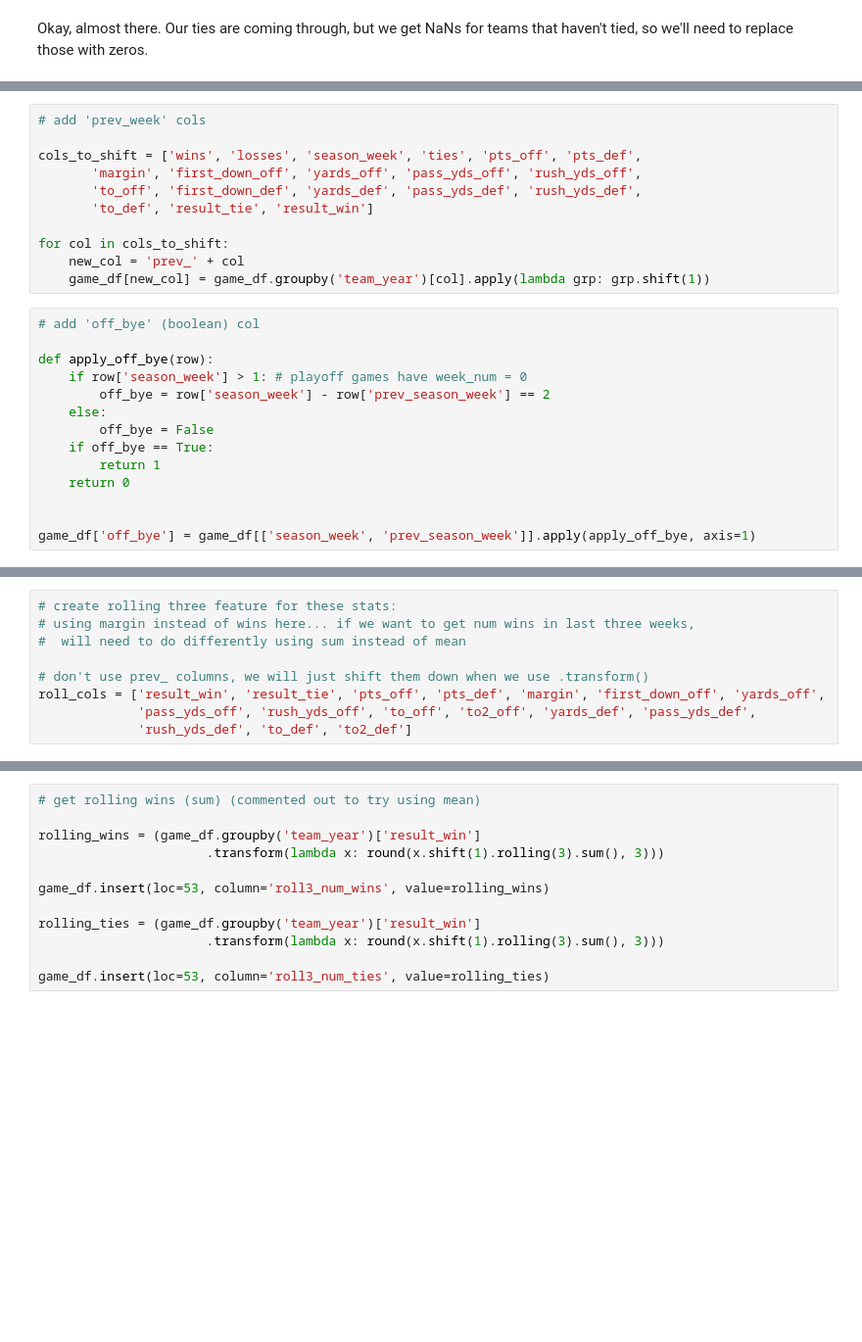
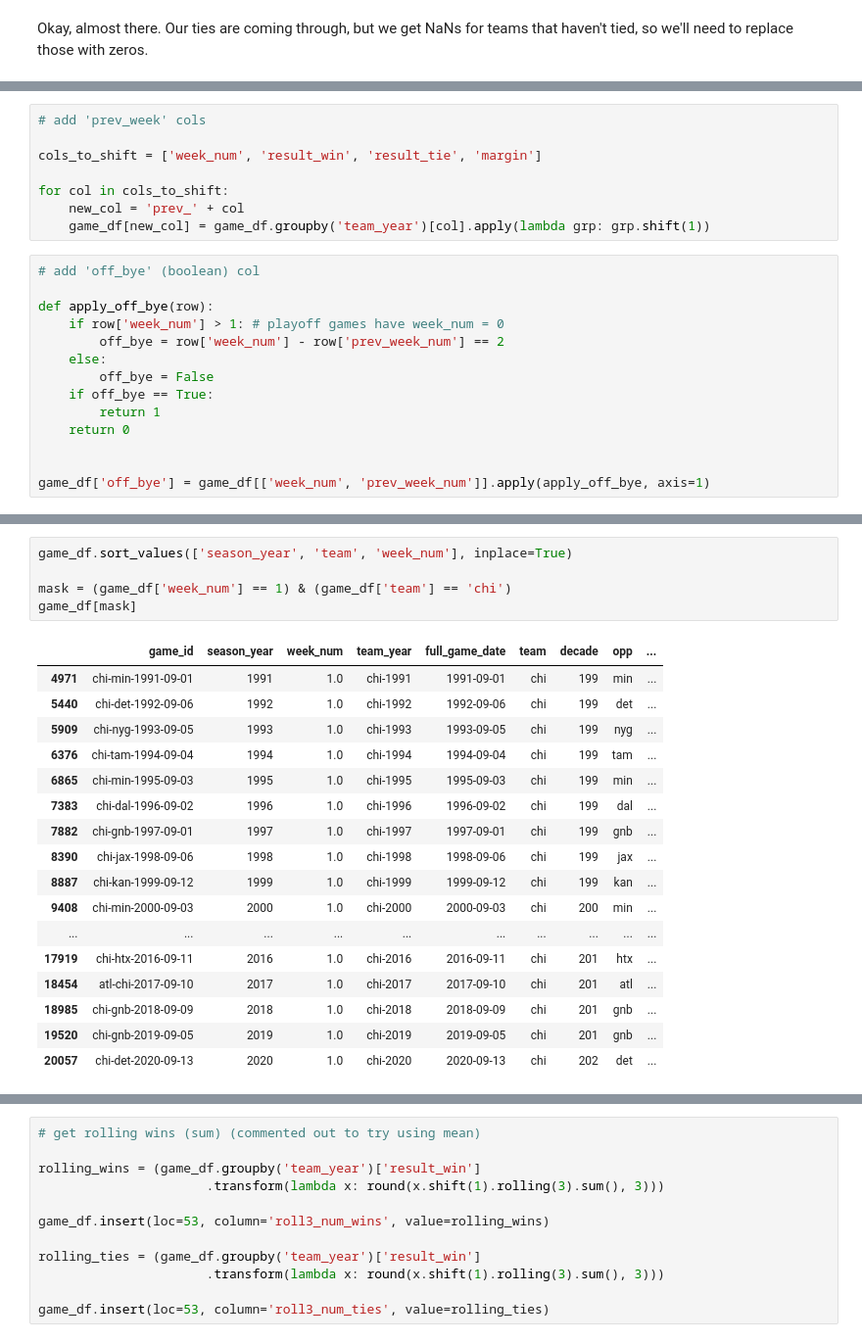
Before and after one commit to edubu2/metis-project2, a Jupyter notebook: code/clean_game_data.ipynb, the cells around one changed output, grey strips where cells are left out. Shown: that part at 98% size. Cells and saved outputs as stored; diff of their text form; blank space fills up the shorter version.

```diff
--- a/code/clean_game_data.ipynb
+++ b/code/clean_game_data.ipynb
@@ -201,10 +312,7 @@ game_df
 # %%
 # add 'prev_week' cols
 
-cols_to_shift = ['wins', 'losses', 'season_week', 'ties', 'pts_off', 'pts_def',
-       'margin', 'first_down_off', 'yards_off', 'pass_yds_off', 'rush_yds_off',
-       'to_off', 'first_down_def', 'yards_def', 'pass_yds_def', 'rush_yds_def',
-       'to_def', 'result_tie', 'result_win']
+cols_to_shift = ['week_num', 'result_win', 'result_tie', 'margin']
 
 for col in cols_to_shift:
     new_col = 'prev_' + col
@@ -213,8 +321,8 @@ for col in cols_to_shift:
 # add 'off_bye' (boolean) col
 
 def apply_off_bye(row):
-    if row['season_week'] > 1: # playoff games have week_num = 0
-        off_bye = row['season_week'] - row['prev_season_week'] == 2
+    if row['week_num'] > 1: # playoff games have week_num = 0
+        off_bye = row['week_num'] - row['prev_week_num'] == 2
     else:
         off_bye = False
     if off_bye == True:
@@ -222,7 +330,7 @@ def apply_off_bye(row):
     return 0
 
 
-game_df['off_bye'] = game_df[['season_week', 'prev_season_week']].apply(apply_off_bye, axis=1)
+game_df['off_bye'] = game_df[['week_num', 'prev_week_num']].apply(apply_off_bye, axis=1)
 # %%
 mask = game_df.team_year == 'chi-2019'
 game_df[mask]
@@ -231,9 +369,23 @@ game_df.columns
-# %%
-# create rolling three feature for these stats:
-# using margin instead of wins here... if we want to get num wins in last three weeks,
-#  will need to do differently using sum instead of mean
-
-# don't use prev_ columns, we will just shift them down when we use .transform()
-roll_cols = ['result_win', 'result_tie', 'pts_off', 'pts_def', 'margin', 'first_down_off', 'yards_off',
-             'pass_yds_off', 'rush_yds_off', 'to_off', 'to2_off', 'yards_def', 'pass_yds_def',
-             'rush_yds_def', 'to_def', 'to2_def']
+# %%
+game_df.sort_values(['season_year', 'team', 'week_num'], inplace=True)
+
+mask = (game_df['week_num'] == 1) & (game_df['team'] == 'chi')
+game_df[mask]
+# %% [output]
+|  | game_id | season_year | week_num | team_year | full_game_date | team | decade | opp | ... |
+| 4971 | chi-min-1991-09-01 | 1991 | 1.0 | chi-1991 | 1991-09-01 | chi | 199 | min | ... |
+| 5440 | chi-det-1992-09-06 | 1992 | 1.0 | chi-1992 | 1992-09-06 | chi | 199 | det | ... |
+| 5909 | chi-nyg-1993-09-05 | 1993 | 1.0 | chi-1993 | 1993-09-05 | chi | 199 | nyg | ... |
+| 6376 | chi-tam-1994-09-04 | 1994 | 1.0 | chi-1994 | 1994-09-04 | chi | 199 | tam | ... |
+| 6865 | chi-min-1995-09-03 | 1995 | 1.0 | chi-1995 | 1995-09-03 | chi | 199 | min | ... |
+| 7383 | chi-dal-1996-09-02 | 1996 | 1.0 | chi-1996 | 1996-09-02 | chi | 199 | dal | ... |
+| 7882 | chi-gnb-1997-09-01 | 1997 | 1.0 | chi-1997 | 1997-09-01 | chi | 199 | gnb | ... |
+| 8390 | chi-jax-1998-09-06 | 1998 | 1.0 | chi-1998 | 1998-09-06 | chi | 199 | jax | ... |
+| 8887 | chi-kan-1999-09-12 | 1999 | 1.0 | chi-1999 | 1999-09-12 | chi | 199 | kan | ... |
+| 9408 | chi-min-2000-09-03 | 2000 | 1.0 | chi-2000 | 2000-09-03 | chi | 200 | min | ... |
+| ... | ... | ... | ... | ... | ... | ... | ... | ... | ... |
+| 17919 | chi-htx-2016-09-11 | 2016 | 1.0 | chi-2016 | 2016-09-11 | chi | 201 | htx | ... |
+| 18454 | atl-chi-2017-09-10 | 2017 | 1.0 | chi-2017 | 2017-09-10 | chi | 201 | atl | ... |
+| 18985 | chi-gnb-2018-09-09 | 2018 | 1.0 | chi-2018 | 2018-09-09 | chi | 201 | gnb | ... |
+| 19520 | chi-gnb-2019-09-05 | 2019 | 1.0 | chi-2019 | 2019-09-05 | chi | 201 | gnb | ... |
+| 20057 | chi-det-2020-09-13 | 2020 | 1.0 | chi-2020 | 2020-09-13 | chi | 202 | det | ... |
```
Also changed, not shown: parts of 42 cells of this notebook, 1 other file.
